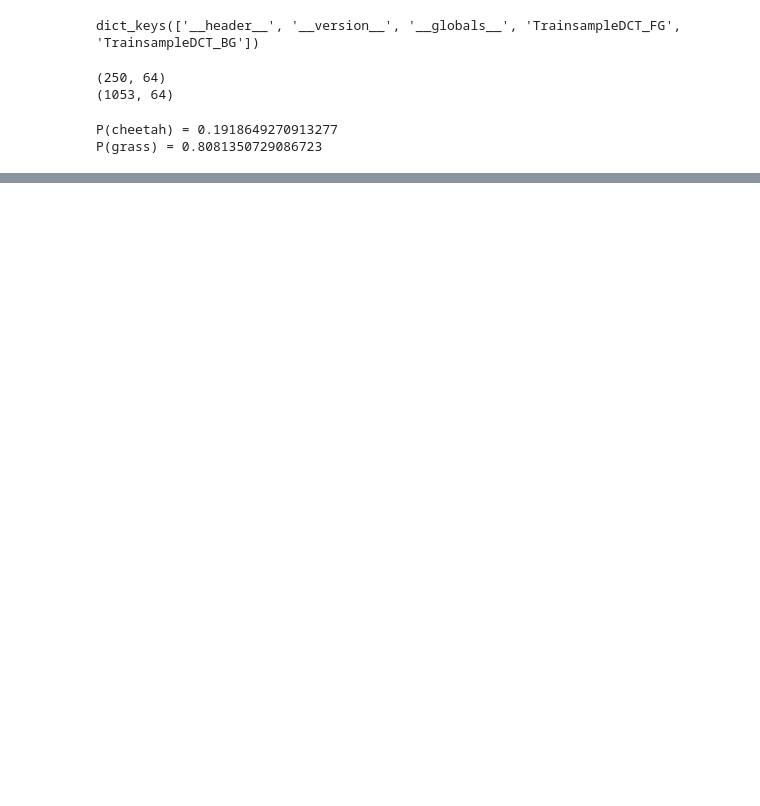
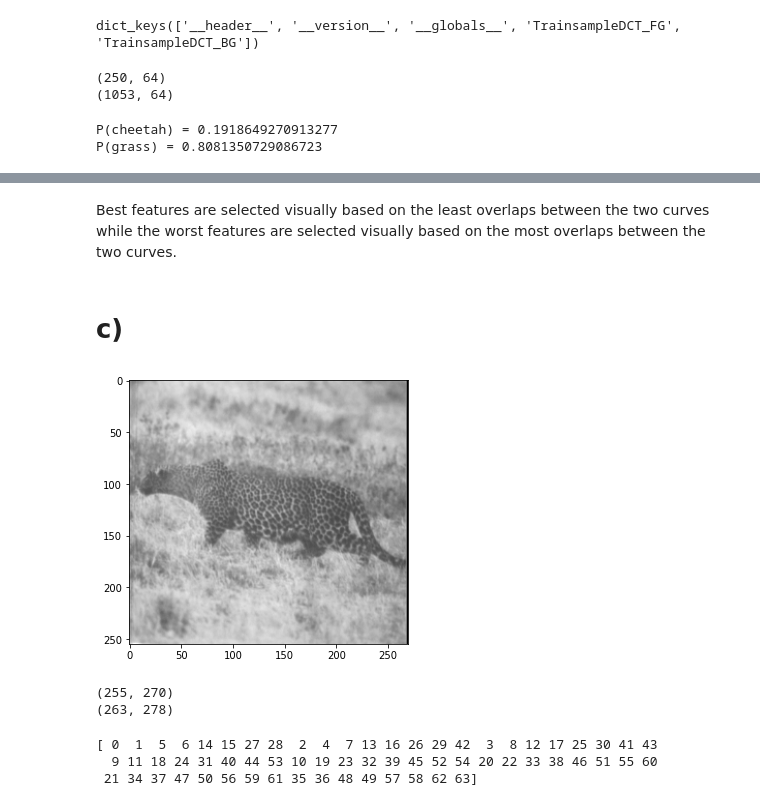
Before and after one commit to PoH0716/ECE271A, a Jupyter notebook: homework2.ipynb, the cells around one changed output, grey strips where cells are left out. Saved outputs shown, nothing was run; the diff lists cells and outputs as text; code cells hidden in the pictures; blank space fills up the shorter version.

```diff
--- a/homework2.ipynb
+++ b/homework2.ipynb
@@ -31,0 +106,25 @@ P(grass) = 0.8081350729086723
+# %% [markdown]
+Best features are selected visually based on the least overlaps between the two curves while the worst features are selected visually based on the most overlaps between the two curves.
+# %% [markdown]
+# c)
+# %%
+image = np.array(imageio.imread('./data/cheetah.bmp'), dtype=np.float64)/255
+plt.figure(figsize=(5,5))
+plt.imshow(image, cmap='gray')
+plt.show()
+# %% [output]
+[figure, added]
+# %%
+padded_image = np.pad(image, 4, mode='constant', constant_values=0.8)
+print(image.shape)
+print(padded_image.shape)
+# %% [output]
+(255, 270)
+(263, 278)
+# %%
+zig_zag = np.genfromtxt('./data/zig_zag_pattern.txt', dtype=np.int64).flatten()
+print(zig_zag)
+# %% [output]
+[ 0  1  5  6 14 15 27 28  2  4  7 13 16 26 29 42  3  8 12 17 25 30 41 43
+  9 11 18 24 31 40 44 53 10 19 23 32 39 45 52 54 20 22 33 38 46 51 55 60
+ 21 34 37 47 50 56 59 61 35 36 48 49 57 58 62 63]
```
Also changed, not shown: parts of 15 cells of this notebook, 9 other files.
